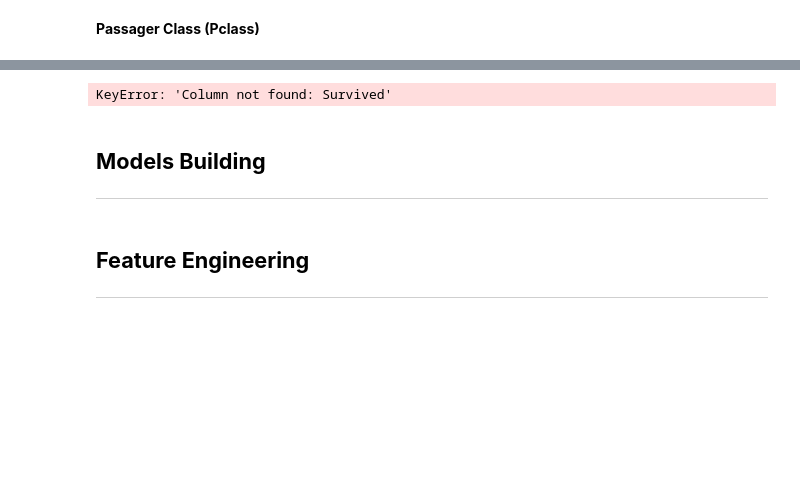
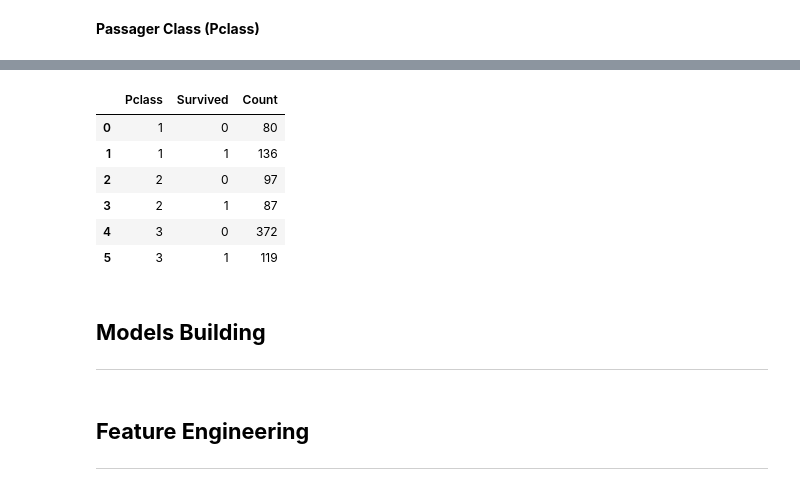
Before and after one commit to denis-spe/Titanic, a Jupyter notebook: Py/py_v1.ipynb, the cells around one changed output, grey strips where cells are left out. Saved outputs shown, nothing was run; the diff lists cells and outputs as text; code cells hidden in the pictures; blank space fills up the shorter version.

```diff
--- a/Py/py_v1.ipynb
+++ b/Py/py_v1.ipynb
@@ -960,9 +969,15 @@ bar_plot(full_train_df, "Pclass")
 # %% [output]
 [interactive output not drawn]
 # %%
-full_train_df.groupby("Pclass")["Survived"].count()
+full_train_df.groupby(["Pclass", "Survived"]).size().reset_index(name="Count")
 # %% [output]
-KeyError: 'Column not found: Survived'
+|  | Pclass | Survived | Count |
+| 0 | 1 | 0 | 80 |
+| 1 | 1 | 1 | 136 |
+| 2 | 2 | 0 | 97 |
+| 3 | 2 | 1 | 87 |
+| 4 | 3 | 0 | 372 |
+| 5 | 3 | 1 | 119 |
 # %% [markdown]
 ## **Models Building**
 ---
```
Also changed, not shown: parts of 6 cells of this notebook.
